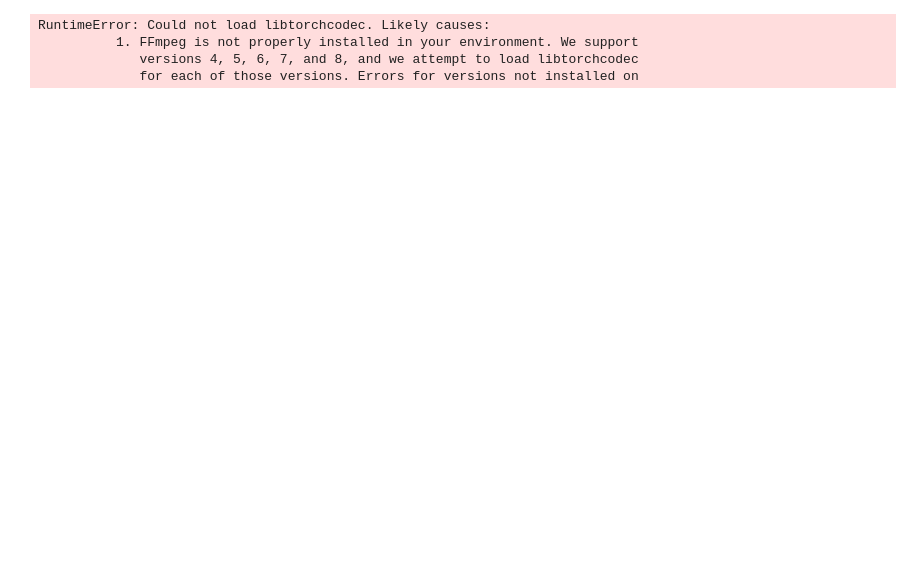
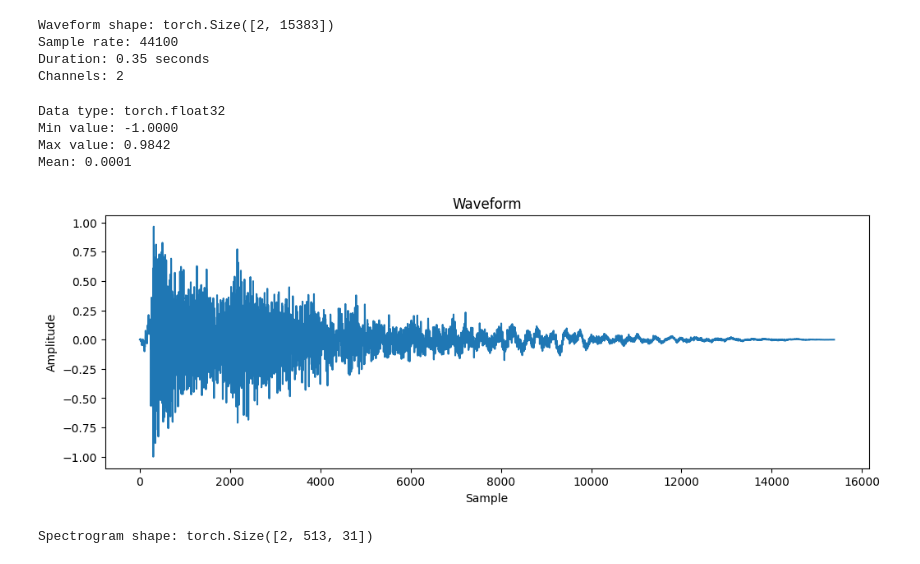
Before and after one commit to berklee-epd/mtec345-homework, a Jupyter notebook: david-wauters/lab-2/lab2.ipynb, the cells around one changed output. Saved outputs shown, nothing was run; the diff lists cells and outputs as text; code cells hidden in the pictures; blank space fills up the shorter version.

```diff
--- a/david-wauters/lab-2/lab2.ipynb
+++ b/david-wauters/lab-2/lab2.ipynb
@@ -1,16 +1,65 @@
 # %%
+import soundfile as sf
 import torch
-import torchaudio
 
-# Load the audio file
-waveform, sample_rate = torchaudio.load("your-audio-file.wav")
+def load_audio(path):
+    """Load audio file as torch tensor with shape (channels, samples)."""
+    data, sample_rate = sf.read(path)
+    waveform = torch.from_numpy(data).float()
+    if waveform.dim() == 1:
+        waveform = waveform.unsqueeze(0)  # mono: add channel dimension
+    else:
+        waveform = waveform.T  # stereo: transpose to (channels, samples)
+    return waveform, sample_rate
+
+waveform, sample_rate = load_audio("audio-file.wav")
 
 print(f"Waveform shape: {waveform.shape}")
 print(f"Sample rate: {sample_rate}")
 print(f"Duration: {waveform.shape[1] / sample_rate:.2f} seconds")
 print(f"Channels: {waveform.shape[0]}")
 # %% [output]
-RuntimeError: Could not load libtorchcodec. Likely causes:
-          1. FFmpeg is not properly installed in your environment. We support
-             versions 4, 5, 6, 7, and 8, and we attempt to load libtorchcodec
-             for each of those versions. Errors for versions not installed on
+Waveform shape: torch.Size([2, 15383])
+Sample rate: 44100
+Duration: 0.35 seconds
+Channels: 2
+# %%
+print(f"Data type: {waveform.dtype}")
+print(f"Min value: {waveform.min():.4f}")
+print(f"Max value: {waveform.max():.4f}")
+print(f"Mean: {waveform.mean():.4f}")
+# %% [output]
+Data type: torch.float32
+Min value: -1.0000
+Max value: 0.9842
+Mean: 0.0001
+# %%
+import matplotlib.pyplot as plt
+
+# If stereo, take the first channel for plotting
+audio = waveform[0] if waveform.shape[0] > 1 else waveform.squeeze()
+
+plt.figure(figsize=(12, 4))
+plt.plot(audio)
+plt.title("Waveform")
+plt.xlabel("Sample")
+plt.ylabel("Amplitude")
+plt.show()
+# %% [output]
+[figure, added]
+# %%
+import torchaudio
+
+# Create a spectrogram transform
+spectrogram_transform = torchaudio.transforms.Spectrogram(
+    n_fft=1024,
+    hop_length=512
+)
+
+# Apply it to the waveform
+spectrogram = spectrogram_transform(waveform)
+
+print(f"Spectrogram shape: {spectrogram.shape}")
+# Shape is (channels, frequency_bins, time_frames)
+# %% [output]
+Spectrogram shape: torch.Size([2, 513, 31])
```
Also changed, not shown: parts of 1 cell of this notebook, 3 other files.
